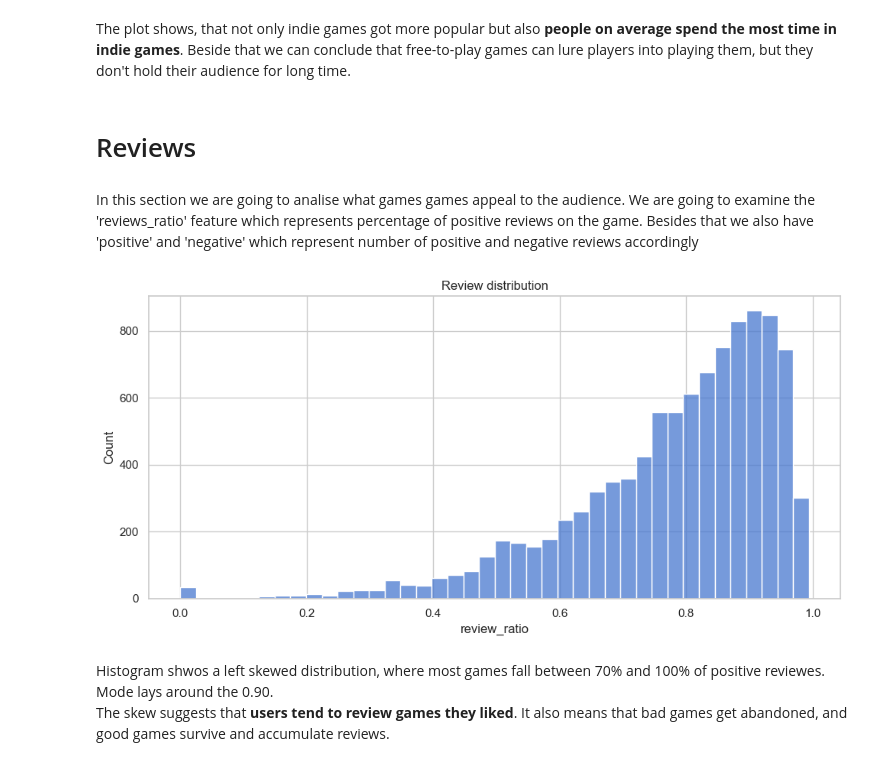
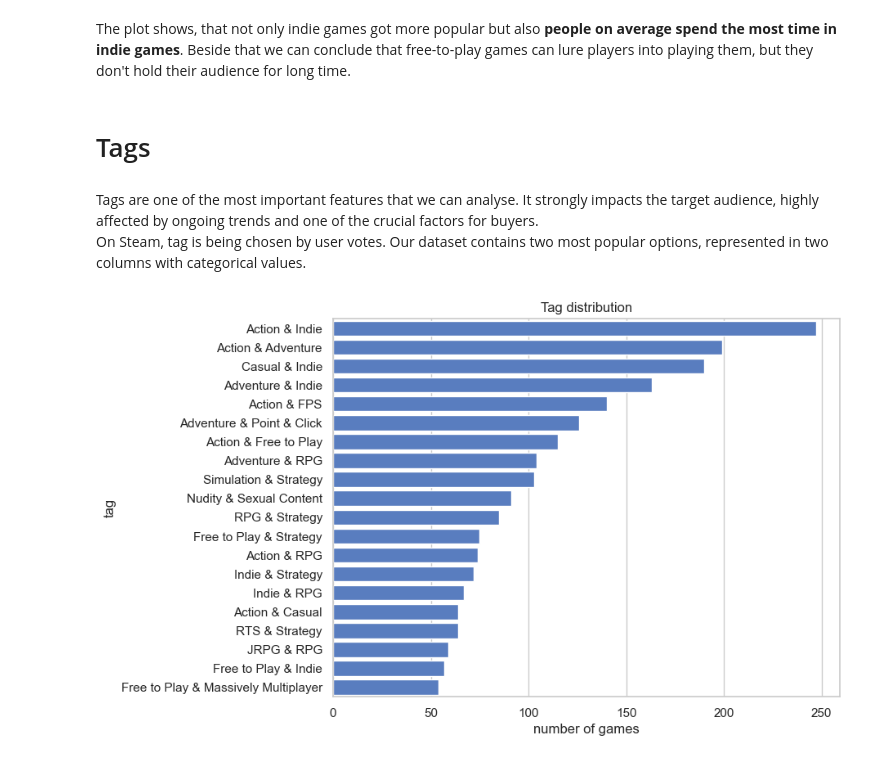
Before and after one commit to maksymkapravyi/steam-data-gathering-and-analysis, a Jupyter notebook: notebooks/steam_data_analysis.ipynb, the cells around one changed output. Drawn from its saved outputs; the diff is of its cells as text; code cells hidden in the pictures.

Commit message:
Add data analysis by tag

```diff
--- a/notebooks/steam_data_analysis.ipynb
+++ b/notebooks/steam_data_analysis.ipynb
@@ -363,19 +361,22 @@ plt.show()
 # %% [markdown]
 The plot shows, that not only indie games got more popular but also __people on average spend the most time in indie games__. Beside that we can conclude that free-to-play games can lure players into playing them, but they don't hold their audience for long time.
 # %% [markdown]
-# Reviews
+# Tags
 # %% [markdown]
-In this section we are going to analise what games games appeal to the audience. We are going to examine the 'reviews_ratio' feature which represents percentage of positive reviews on the game. Besides that we also have 'positive' and 'negative' which represent number of positive and negative reviews accordingly
+Tags are one of the most important features that we can analyse. It strongly impacts the target audience, highly affected by ongoing trends and one of the crucial factors for buyers.
+On Steam, tag is being chosen by user votes. Our dataset contains two most popular options, represented in two columns with categorical values.
-# %%
-plt.figure(figsize=(10,5))
-ax = sns.histplot(df["review_ratio"], bins=40)
-ax.set(
-    title="Review distribution"
-)
-plt.tight_layout()
-plt.show()
-# %% [output]
-[figure, removed]
-# %% [markdown]
-Histogram shwos a left skewed distribution, where most games fall between 70% and 100% of positive reviewes. Mode lays around the 0.90.
-The skew suggests that __users tend to review games they liked__. It also means that bad games get abandoned, and good games survive and accumulate reviews.
+# %%
+df['combined_tag'] = df[['first tag', 'second tag']].apply(lambda x: ' & '.join(sorted(x.astype(str))), axis=1)
+top_20_genres = df['combined_tag'].value_counts().head(20).index
+df_top20 = df[df['combined_tag'].isin(top_20_genres)]
+
+plt.figure(figsize=(8,6))
+ax = sns.countplot(data=df_top20, y='combined_tag', order=top_20_genres)
+ax.set(
+    title="Tag distribution",
+    xlabel="number of games",
+    ylabel="tag"
+)
+plt.show()
+# %% [output]
+[figure, added]
```
Also changed, not shown: parts of 10 cells of this notebook.
